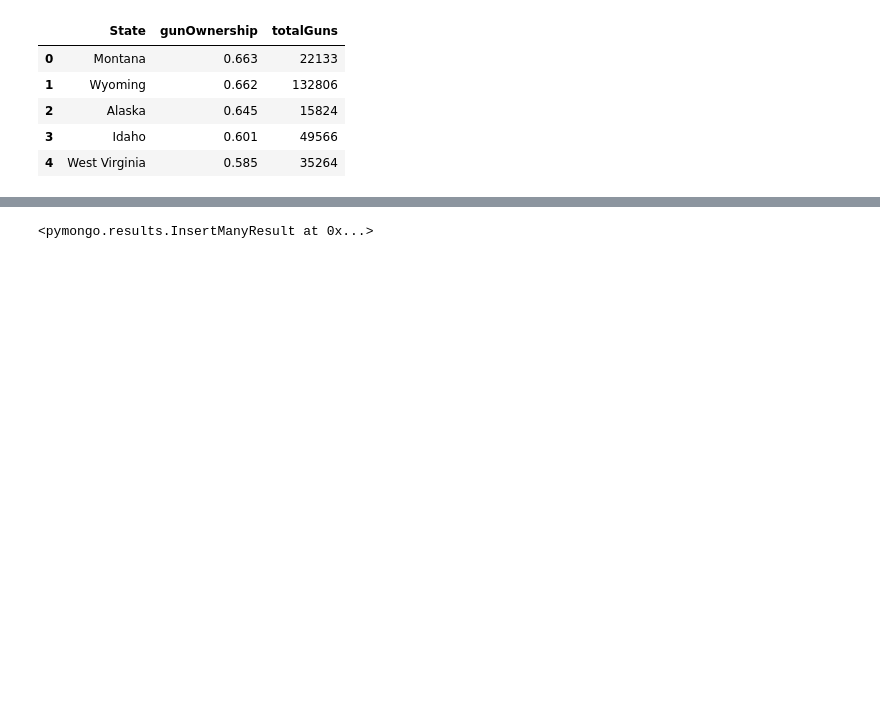
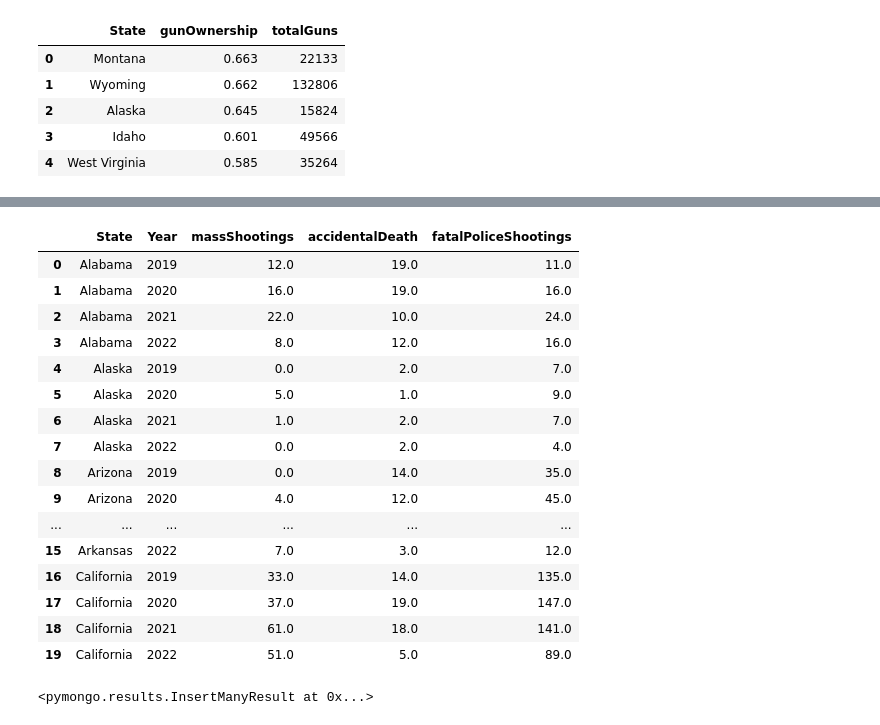
Before and after one commit to aimeevu/project-3-group-e, a Jupyter notebook: gunviolence/gundata_clean_load.ipynb, the cells around one changed output, grey strips where cells are left out. Drawn from its saved outputs; the diff is of its cells as text; code cells hidden in the pictures; blank space fills up the shorter version.

Commit message:
add combined data to load into mongodb

```diff
--- a/gunviolence/gundata_clean_load.ipynb
+++ b/gunviolence/gundata_clean_load.ipynb
@@ -162,3 +169,8 @@ gunOwnership.head()
 | 2 | Alaska | 0.645 | 15824 |
 | 3 | Idaho | 0.601 | 49566 |
 | 4 | West Virginia | 0.585 | 35264 |
+# %%
+#sort the data by sate and year for merging later
+massShootings_bystate=massShootings.groupby(['State','Year']).sum()['Killed'].reset_index()
+
+massShootings_bystate
@@ -164,0 +191,6 @@ gunOwnership.head()
+# %%
+#filter the date to be 2019-2022, sort the data by sate and year for merging later
+accidentalDeath_20192022=accidentalDeath[accidentalDeath['Year']>2018]
+accidentalDeath_bystate=accidentalDeath_20192022.groupby(['State','Year']).sum()['Killed'].reset_index()
+
+accidentalDeath_bystate
@@ -164,0 +211,5 @@ gunOwnership.head()
+# %%
+#filter the date to be 2019-2022,sort the data by sate and year for merging later
+fatalPoliceShootings_20192022=fatalPoliceShootings[fatalPoliceShootings['Year']>2018]
+fatalPoliceShootings_bystate=fatalPoliceShootings_20192022.groupby(['State','Year']).count()['manner_of_death'].reset_index()
+fatalPoliceShootings_bystate
@@ -165,3 +230,33 @@ gunOwnership.head()
+# %%
+#merge datasets
+df=pd.merge(massShootings_bystate,accidentalDeath_bystate,how='outer', on=['State','Year'])
+df_completed=pd.merge(df,fatalPoliceShootings_bystate,how='outer', on=['State','Year']).fillna(0)
+
+#rename columns
+df_completed=df_completed.rename(columns={'Killed_x':'massShootings',
+                                          'Killed_y':'accidentalDeath',
+                                          'manner_of_death':'fatalPoliceShootings'})
+
+df_completed=df_completed.groupby(['State','Year']).sum().reset_index()
+df_completed.head(20)
+# %% [output]
+|  | State | Year | massShootings | accidentalDeath | fatalPoliceShootings |
+| 0 | Alabama | 2019 | 12.0 | 19.0 | 11.0 |
+| 1 | Alabama | 2020 | 16.0 | 19.0 | 16.0 |
+| 2 | Alabama | 2021 | 22.0 | 10.0 | 24.0 |
+| 3 | Alabama | 2022 | 8.0 | 12.0 | 16.0 |
+| 4 | Alaska | 2019 | 0.0 | 2.0 | 7.0 |
+| 5 | Alaska | 2020 | 5.0 | 1.0 | 9.0 |
+| 6 | Alaska | 2021 | 1.0 | 2.0 | 7.0 |
+| 7 | Alaska | 2022 | 0.0 | 2.0 | 4.0 |
+| 8 | Arizona | 2019 | 0.0 | 14.0 | 35.0 |
+| 9 | Arizona | 2020 | 4.0 | 12.0 | 45.0 |
+| ... | ... | ... | ... | ... | ... |
+| 15 | Arkansas | 2022 | 7.0 | 3.0 | 12.0 |
+| 16 | California | 2019 | 33.0 | 14.0 | 135.0 |
+| 17 | California | 2020 | 37.0 | 19.0 | 147.0 |
+| 18 | California | 2021 | 61.0 | 18.0 | 141.0 |
+| 19 | California | 2022 | 51.0 | 5.0 | 89.0 |
 # %%
 # Making a Connection with MongoClient
 client = pymongo.MongoClient('mongodb://localhost:27017')
```
Also changed, not shown: parts of 5 cells of this notebook, 1 other file.
